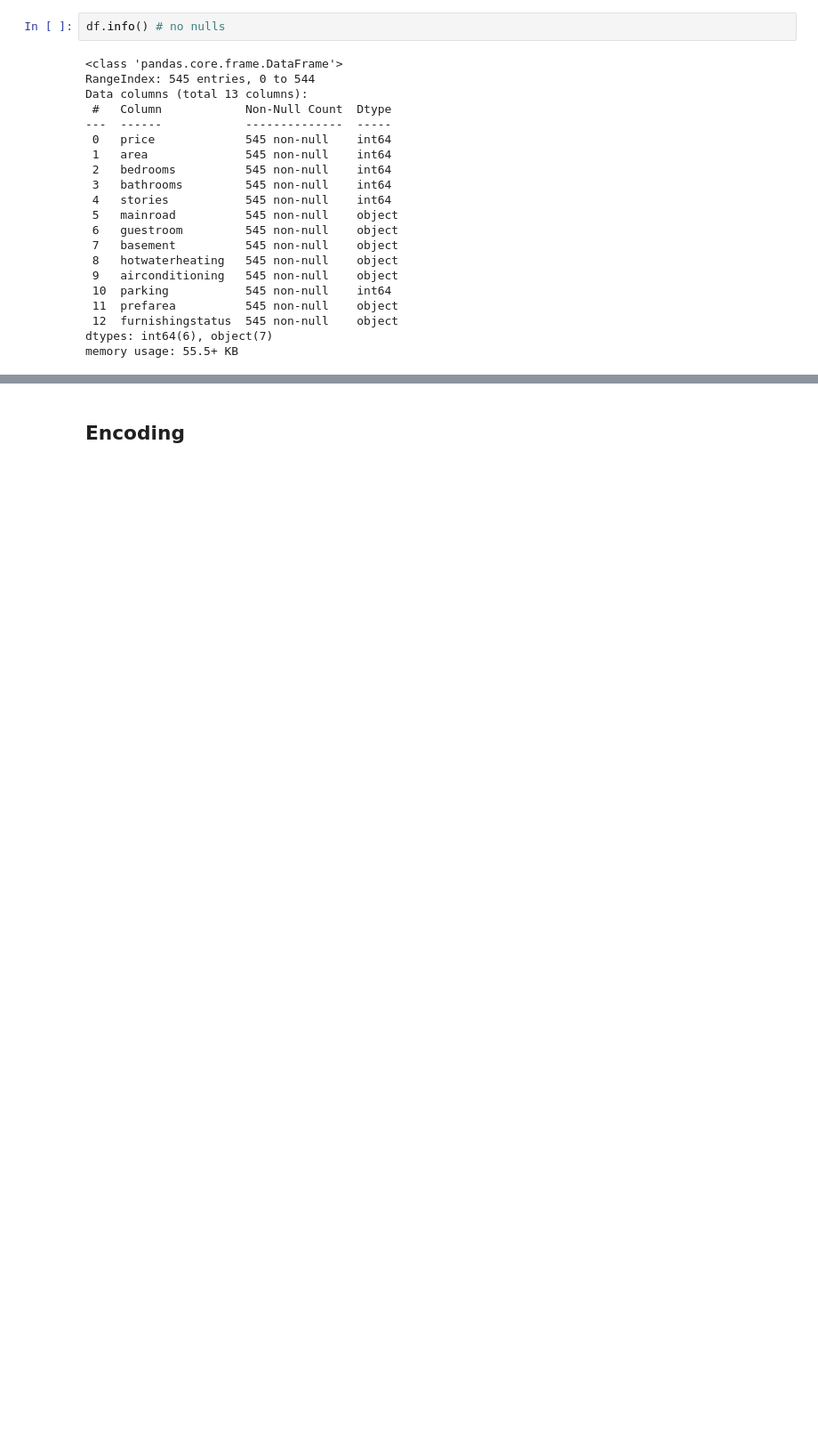
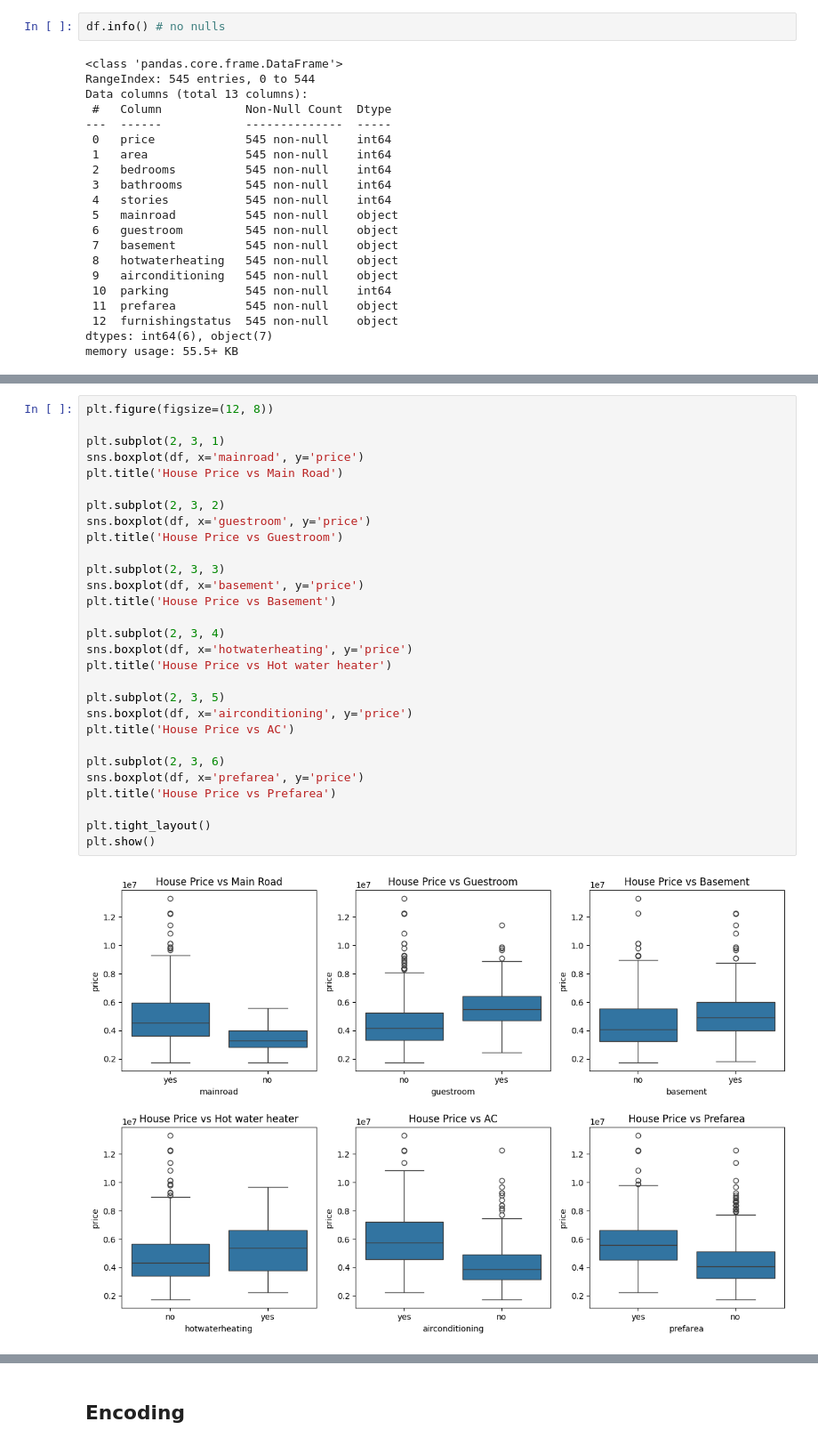
Before and after one commit to farahelmashad/housing-prices-prediction, a Jupyter notebook: housingPred.ipynb, the cells around one changed output, grey strips where cells are left out. Shown at 89% size. Drawn from its saved outputs; the diff is of its cells as text; blank space fills up the shorter version.

```diff
--- a/housingPred.ipynb
+++ b/housingPred.ipynb
@@ -37,0 +119,31 @@ memory usage: 55.5+ KB
+# %%
+plt.figure(figsize=(12, 8))
+
+plt.subplot(2, 3, 1)
+sns.boxplot(df, x='mainroad', y='price')
+plt.title('House Price vs Main Road')
+
+plt.subplot(2, 3, 2)
+sns.boxplot(df, x='guestroom', y='price')
+plt.title('House Price vs Guestroom')
+
+plt.subplot(2, 3, 3)
+sns.boxplot(df, x='basement', y='price')
+plt.title('House Price vs Basement')
+
+plt.subplot(2, 3, 4)
+sns.boxplot(df, x='hotwaterheating', y='price')
+plt.title('House Price vs Hot water heater')
+
+plt.subplot(2, 3, 5)
+sns.boxplot(df, x='airconditioning', y='price')
+plt.title('House Price vs AC')
+
+plt.subplot(2, 3, 6)
+sns.boxplot(df, x='prefarea', y='price')
+plt.title('House Price vs Prefarea')
+
+plt.tight_layout()
+plt.show()
+# %% [output]
+[figure, added]
```
Also changed, not shown: parts of 29 cells of this notebook.
